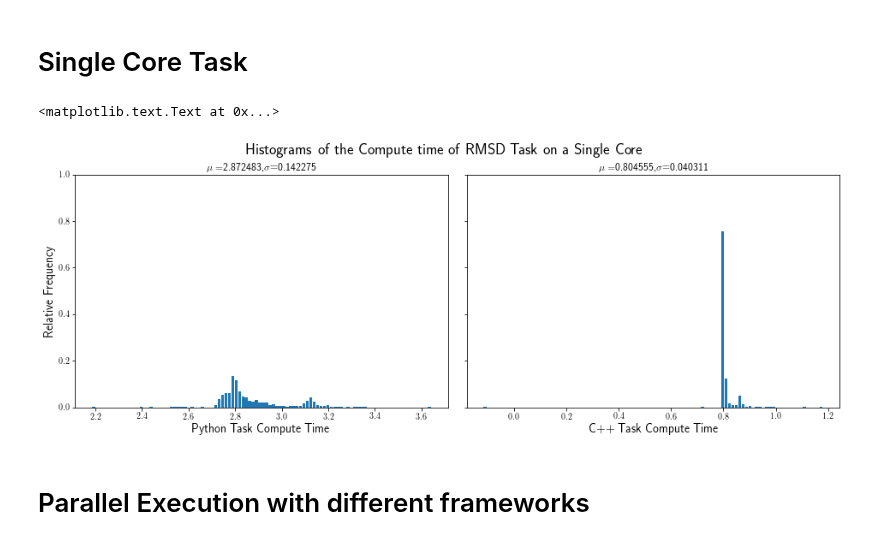
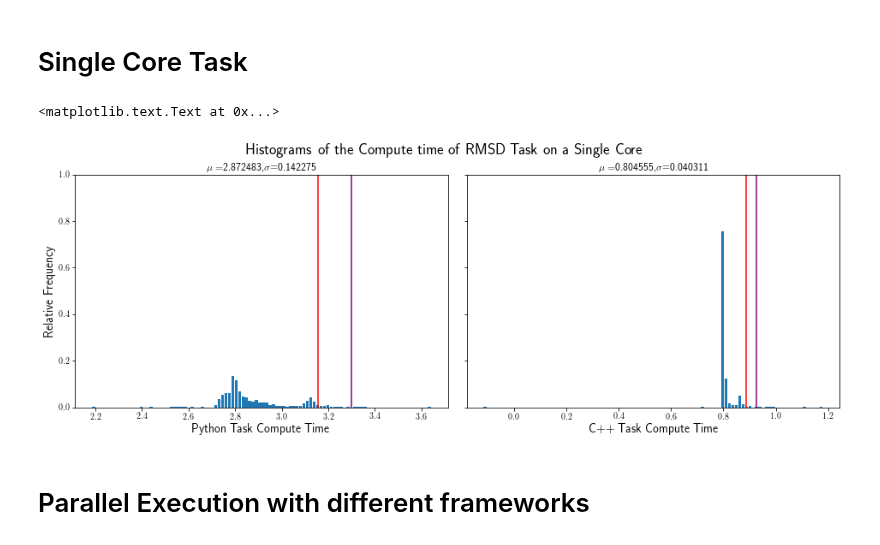
Before and after one commit to radical-experiments/midas_exps, a Jupyter notebook: RMSD-MDAnalysis/ComputeStragglersFrequencyNoIOWeakScaling.ipynb, the cells around one changed output. Saved outputs shown, nothing was run; the diff lists cells and outputs as text; code cells hidden in the pictures.

Commit message:
Adding latest plots and data

```diff
--- a/RMSD-MDAnalysis/ComputeStragglersFrequencyNoIOWeakScaling.ipynb
+++ b/RMSD-MDAnalysis/ComputeStragglersFrequencyNoIOWeakScaling.ipynb
@@ -37,16 +38,20 @@ centerSingleCoreCpp = (edgesSingleCoreCpp[:-1] + edgesSingleCoreCpp[1:]) / 2
 # %%
 fig,axes = plt.subplots(nrows=1,ncols=2, sharex=False,sharey=True,figsize=[16,5],gridspec_kw={'wspace':0.05, 'hspace':0.05})
 axes[0].bar(centerSingleCorePython, histSingleCorePython, align='center', width=widthSingleCorePython)
 axes[1].bar(centerSingleCoreCpp, histSingleCoreCpp, align='center', width=widthSingleCoreCpp)
 fig.suptitle('Histograms of the Compute time of RMSD Task on a Single Core',fontsize=18)
 axes[0].set_title('$\mu=$%f,$\sigma$=%f'%(singleCorePython['Compute'].mean(),singleCorePython['Compute'].std()),fontsize=12)
 axes[1].set_title('$\mu=$%f,$\sigma$=%f'%((singleCoreCpp/1000000.0)['Execute'].mean(),(singleCoreCpp/1000000.0)['Execute'].std()),fontsize=12)
 axes[0].set_xlabel('Python Task Compute Time', fontsize=14)
 axes[1].set_xlabel('C++ Task Compute Time',fontsize=14)
+axes[0].axvline(x=(singleCorePython['Compute'].mean()+2*singleCorePython['Compute'].std()),color='red')
+axes[1].axvline(x=((singleCoreCpp/1000000.0)['Execute'].mean()+2*(singleCoreCpp/1000000.0)['Execute'].std()),color='red')
+axes[0].axvline(x=(singleCorePython['Compute'].mean()+3*singleCorePython['Compute'].std()),color='purple')
+axes[1].axvline(x=((singleCoreCpp/1000000.0)['Execute'].mean()+3*(singleCoreCpp/1000000.0)['Execute'].std()),color='purple')
 axes[0].set_ylim([0,1])
 axes[0].set_ylabel('Relative Frequency',fontsize=14)
 # %% [output]
 <matplotlib.text.Text at 0x...>
-[figure, old version]
+[figure, new version]
 # %% [markdown]
 # Parallel Execution with different frameworks
```
Also changed, not shown: parts of 53 cells of this notebook, 5 other files.
